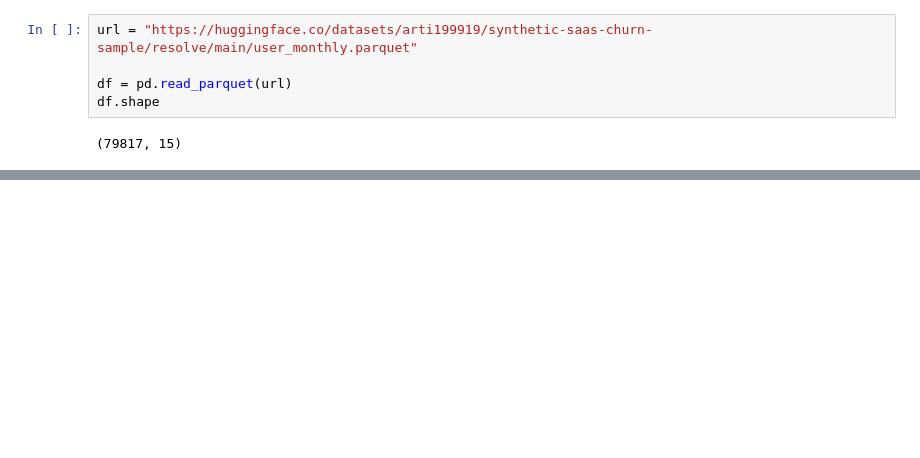
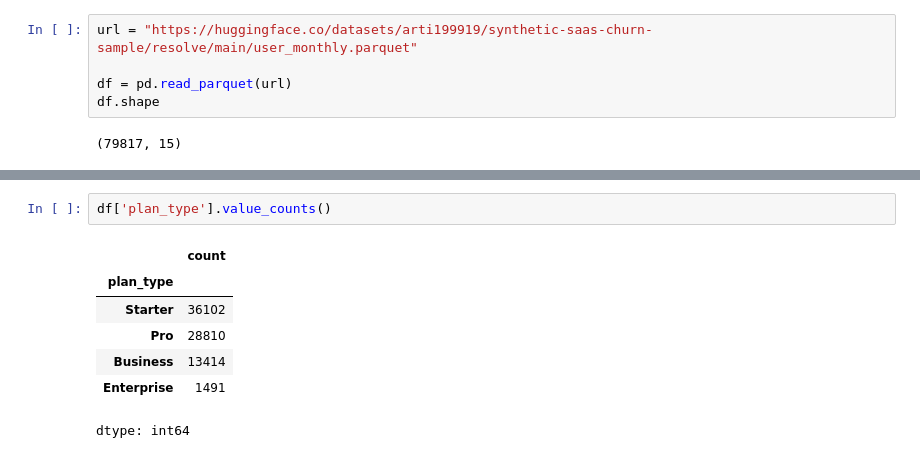
Before and after one commit to magicalSyntax/saas_churn_early_warning_system, a Jupyter notebook: saas_churn_early_warning_system.ipynb, the cells around one changed output, grey strips where cells are left out. Saved outputs shown, nothing was run; the diff lists cells and outputs as text; blank space fills up the shorter version.

```diff
--- a/saas_churn_early_warning_system.ipynb
+++ b/saas_churn_early_warning_system.ipynb
@@ -18,0 +80,10 @@ df.sample(5)
+# %%
+df['plan_type'].value_counts()
+# %% [output]
+|  | count |
+| plan_type |  |
+| Starter | 36102 |
+| Pro | 28810 |
+| Business | 13414 |
+| Enterprise | 1491 |
+dtype: int64
```
Also changed, not shown: parts of 9 cells of this notebook.
